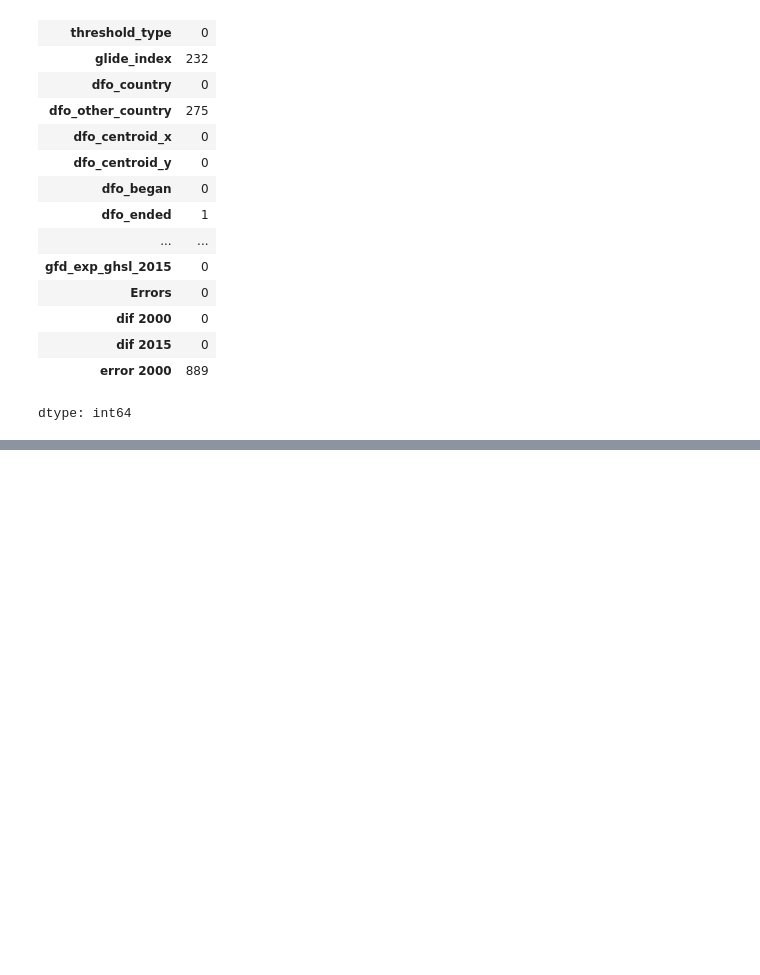
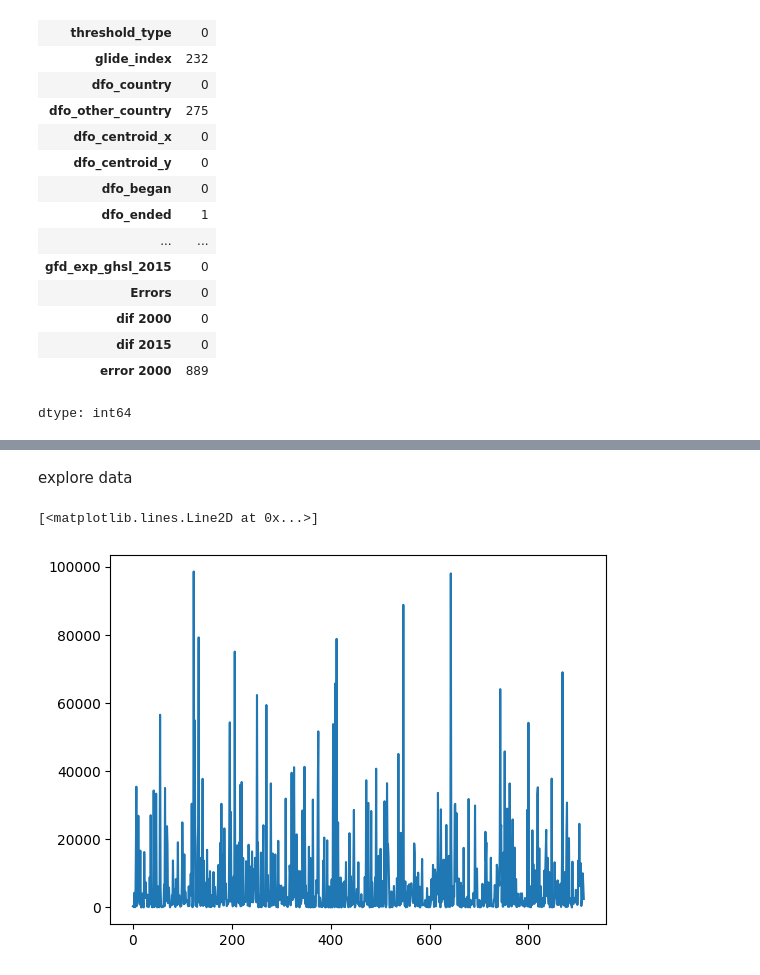
Before and after one commit to bamSirikorn/BSC_DPDM2025, a Jupyter notebook: Ch3_Data_Preprocession.ipynb, the cells around one changed output, grey strips where cells are left out. Cells and saved outputs as stored; diff of their text form; code cells hidden in the pictures; blank space fills up the shorter version.

```diff
--- a/Ch3_Data_Preprocession.ipynb
+++ b/Ch3_Data_Preprocession.ipynb
@@ -229,0 +249,2 @@ dtype: int64
+# %% [markdown]
+explore data
@@ -229,0 +253,5 @@ dtype: int64
+# %%
+plt.plot(flooding['gfd_area'])
+# %% [output]
+[<matplotlib.lines.Line2D at 0x...>]
+[figure, added]
```
Also changed, not shown: parts of 29 cells of this notebook.
